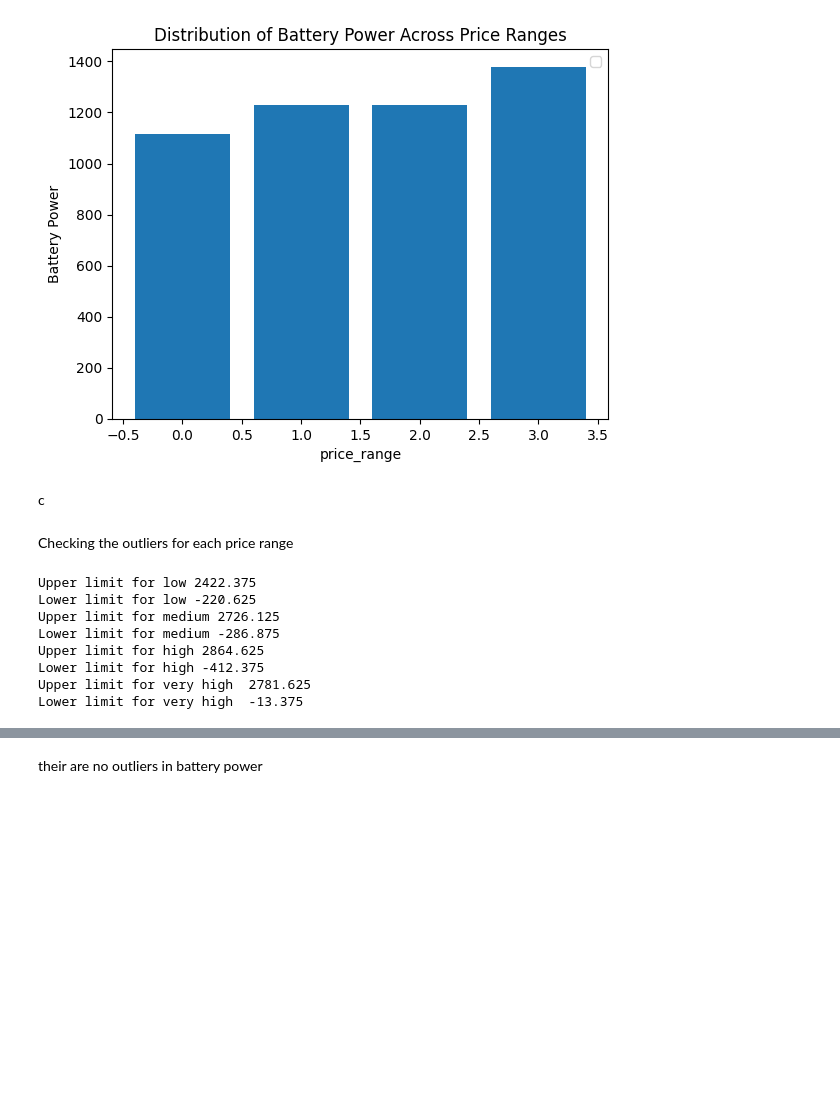
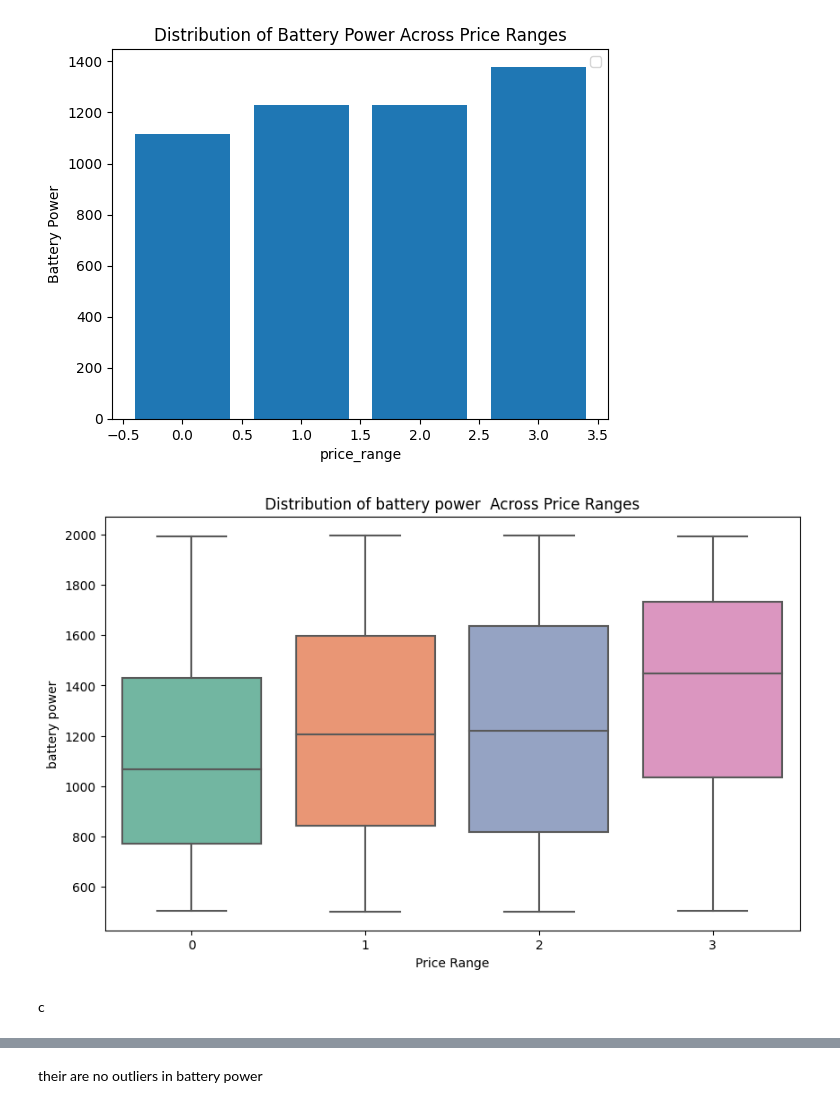
Before and after one commit to surajjorwar/Decision-Tree, a Jupyter notebook: Mobile_price_prediction_.ipynb, the cells around one changed output, grey strips where cells are left out. Saved outputs shown, nothing was run; the diff lists cells and outputs as text; code cells hidden in the pictures; blank space fills up the shorter version.

```diff
--- a/Mobile_price_prediction_.ipynb
+++ b/Mobile_price_prediction_.ipynb
@@ -58,71 +58,19 @@ plt.legend()
 WARNING:matplotlib.legend:No artists with labels found to put in legend.  Note that artists whose label start with an underscore are ignored when legend() is called with no argument.
 <matplotlib.legend.Legend at 0x...>
 [figure]
+# %%
+# Replace these with your data and column names
+data = df  # Replace with your data
+x = df['price_range']       # Categorical column (e.g., "low," "medium," "high")
+y = df['battery_power']              # Continuous variable
+
+plt.figure(figsize=(10, 6))
+sns.boxplot(x=x, y=y, data=data, palette="Set2")
+plt.title("Distribution of battery power Across Price Ranges")
+plt.xlabel("Price Range")
+plt.ylabel("battery power")
+plt.show()
+# %% [output]
+[figure, added]
 # %% [markdown]
 c
-# %% [markdown]
-Checking the outliers for each price range
-# %%
-low = df[df['price_range']==0]
-medium = df[df['price_range']==1]
-high = df[df['price_range']==2]
-very_high = df[df['price_range']==3]
-
-# Finding the IQR Quantile gives the percentile value  which we needed
-
-#for range =3
-l_percentile25 = low['battery_power'].quantile(0.25)
-l_percentile75 = low['battery_power'].quantile(0.75)
-#for range =1
-m_percentile25 = medium['battery_power'].quantile(0.25)
-m_percentile75 = medium['battery_power'].quantile(0.75)
-#for range =2
-h_percentile25 = high['battery_power'].quantile(0.25)
-h_percentile75 = high['battery_power'].quantile(0.75)
-#for range =3
-vh_percentile25 = very_high['battery_power'].quantile(0.25)
-vh_percentile75 = very_high['battery_power'].quantile(0.75)
-
-#finding IQR for all price ranges
-
-l_IQR = l_percentile75 - l_percentile25
-
-m_IQR = m_percentile75 - m_percentile25
-
-h_IQR = h_percentile75 - h_percentile25
-
-vh_IQR = vh_percentile75 - vh_percentile25
-
-#finding upper and lower limit   for all IQR price ranges
-l_upper_limit = l_percentile75 + 1.5*l_IQR
-l_lower_limit = l_percentile25 - 1.5*l_IQR
-
-m_upper_limit = m_percentile75 + 1.5*m_IQR
-m_lower_limit = m_percentile25 - 1.5*m_IQR
-
-h_upper_limit = h_percentile75 + 1.5*h_IQR
-h_lower_limit = h_percentile25 - 1.5*h_IQR
-
-vh_upper_limit = vh_percentile75 + 1.5*vh_IQR
-vh_lower_limit = vh_percentile25 - 1.5*vh_IQR
-
-print("Upper limit for low",l_upper_limit)
-print("Lower limit for low",l_lower_limit)
-
-print("Upper limit for medium",m_upper_limit)
-print("Lower limit for medium",m_lower_limit)
-
-print("Upper limit for high",h_upper_limit)
-print("Lower limit for high",h_lower_limit)
-
-print("Upper limit for very high ",vh_upper_limit)
-print("Lower limit for very high ",vh_lower_limit)
-# %% [output]
-Upper limit for low 2422.375
-Lower limit for low -220.625
-Upper limit for medium 2726.125
-Lower limit for medium -286.875
-Upper limit for high 2864.625
-Lower limit for high -412.375
-Upper limit for very high  2781.625
-Lower limit for very high  -13.375
```
Also changed, not shown: parts of 9 cells of this notebook.
